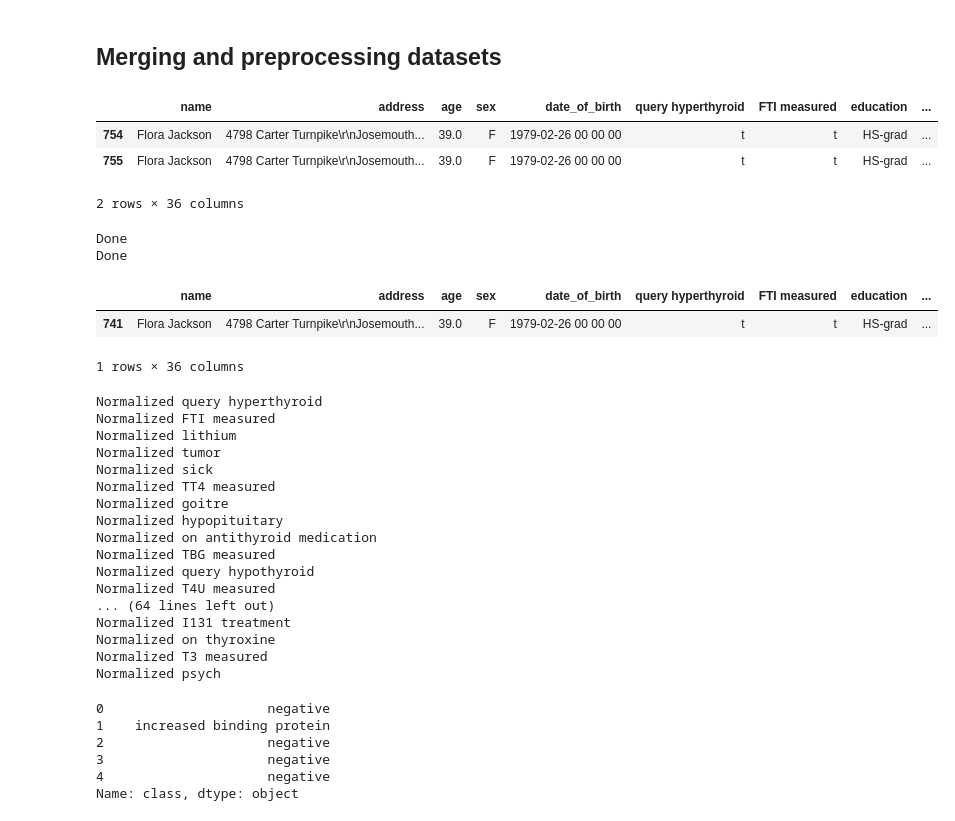
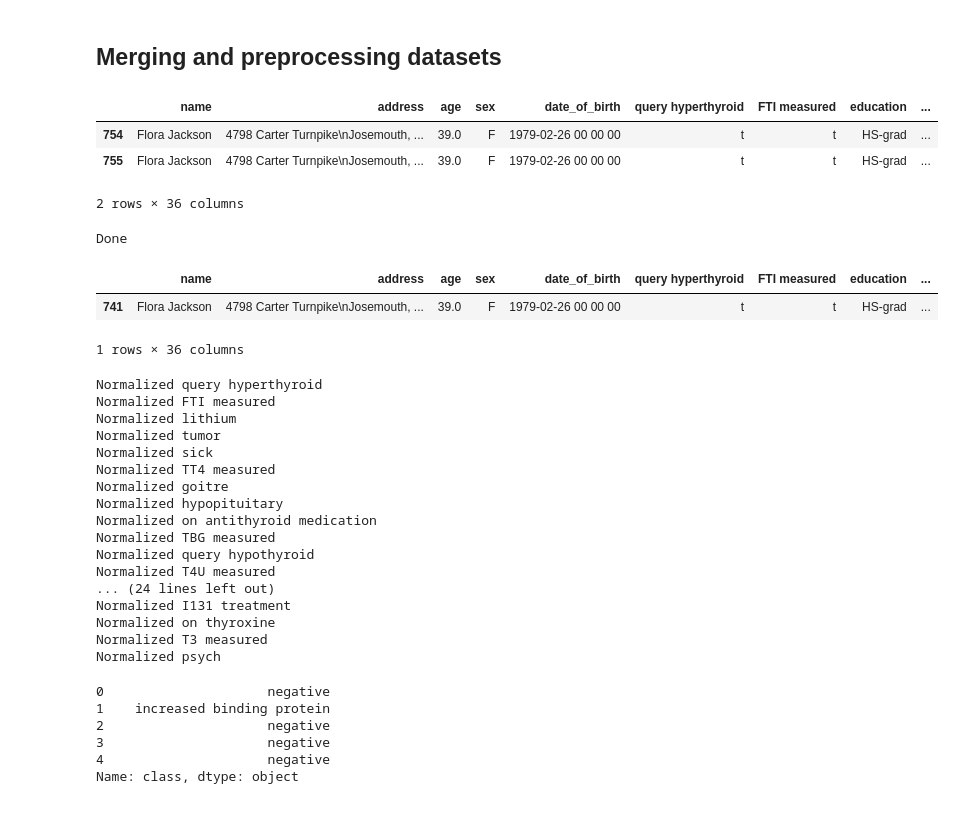
Before and after one commit to PavolGrofcik/INANU, a Jupyter notebook: Decision Trees ML Final.ipynb, the cells around one changed output. Drawn from its saved outputs; the diff is of its cells as text; code cells hidden in the pictures.

```diff
--- a/Decision Trees ML Final.ipynb
+++ b/Decision Trees ML Final.ipynb
@@ -90,5 +87,5 @@ df_val_other.head()
 ## Merging and preprocessing datasets
 # %%
 #In this section we need to preprocess train & valid datasets twice - using mean and median method for both part
-df_med = pd.merge(df_personal,df_other, on=["name", "address"], how="inner", sort = True, copy = True)
+df_merged = pd.merge(df_personal,df_other, on=["name", "address"], how="inner", sort = True, copy = True)
 # %%
@@ -100,9 +93,9 @@ df_mean_valid =  pd.merge(df_val_personal,df_val_other, on=["name", "address"],
 # %%
-df_med[df_med["name"] == "Flora Jackson"].head()
+df_merged[df_merged["name"] == "Flora Jackson"].head()
 # %% [output]
 |  | name | address | age | sex | date_of_birth | query hyperthyroid | FTI measured | education | ... |
-| 754 | Flora Jackson | 4798 Carter Turnpike\r\nJosemouth... | 39.0 | F | 1979-02-26 00 00 00 | t | t | HS-grad | ... |
-| 755 | Flora Jackson | 4798 Carter Turnpike\r\nJosemouth... | 39.0 | F | 1979-02-26 00 00 00 | t | t | HS-grad | ... |
+| 754 | Flora Jackson | 4798 Carter Turnpike\nJosemouth, ... | 39.0 | F | 1979-02-26 00 00 00 | t | t | HS-grad | ... |
+| 755 | Flora Jackson | 4798 Carter Turnpike\nJosemouth, ... | 39.0 | F | 1979-02-26 00 00 00 | t | t | HS-grad | ... |
 2 rows × 36 columns
 # %%
 #We create common mask to identify duplicates
@@ -113,17 +106,14 @@ duplicates = df_med[mask == True]
 # %%
 #Here we merge our datasets into one separate for median/mean method
-ps.fill_from_duplicates(df=df_med, duplicates=duplicates, indexes=duplicates.index)
-ps.fill_from_duplicates(df=df_med_valid, duplicates=duplicates, indexes=duplicates.index)
-ps.fill_from_duplicates(df=df_mean, duplicates=duplicates, indexes=duplicates.index)
-ps.fill_from_duplicates(df=df_mean_valid, duplicates=duplicates, indexes=duplicates.index)
+ps.fill_from_duplicates(df=df_merged, duplicates=duplicates, indexes=duplicates.index)
+ps.fill_from_duplicates(df=df_merged_valid, duplicates=duplicates, indexes=duplicates.index)
 # %% [output]
 Done
-Done
 # %%
-df_mean[df_mean["name"] == "Flora Jackson"]
+df_merged[df_merged["name"] == "Flora Jackson"]
 # %% [output]
 |  | name | address | age | sex | date_of_birth | query hyperthyroid | FTI measured | education | ... |
-| 741 | Flora Jackson | 4798 Carter Turnpike\r\nJosemouth... | 39.0 | F | 1979-02-26 00 00 00 | t | t | HS-grad | ... |
+| 741 | Flora Jackson | 4798 Carter Turnpike\nJosemouth, ... | 39.0 | F | 1979-02-26 00 00 00 | t | t | HS-grad | ... |
 1 rows × 36 columns
 # %%
 #Formatting the date
@@ -140,9 +126,7 @@ df_med_valid = ps.add_columns(data =df_med_valid, json_col = "medical_info")
 # %%
-#Noramalizing categorical columns
-ps.normalize_columns_booleans(data = df_mean, df_new= df_mean)
-ps.normalize_columns_booleans(data = df_mean_valid, df_new= df_mean_valid)
-ps.normalize_columns_booleans(data = df_med, df_new = df_med)
-ps.normalize_columns_booleans(data = df_med_valid, df_new = df_med_valid)
+#Normalizing categorical columns
+ps.normalize_columns_booleans(data = df_merged, df_new= df_merged)
+ps.normalize_columns_booleans(data = df_merged_valid, df_new= df_merged_valid)
 # %% [output]
 Normalized query hyperthyroid
 Normalized FTI measured
@@ -156,7 +140,7 @@ Normalized on antithyroid medication
 Normalized TBG measured
 Normalized query hypothyroid
 Normalized T4U measured
-... (64 lines left out)
+... (24 lines left out)
 Normalized I131 treatment
 Normalized on thyroxine
 Normalized T3 measured
```
Also changed, not shown: parts of 71 cells of this notebook, 8 other files.
